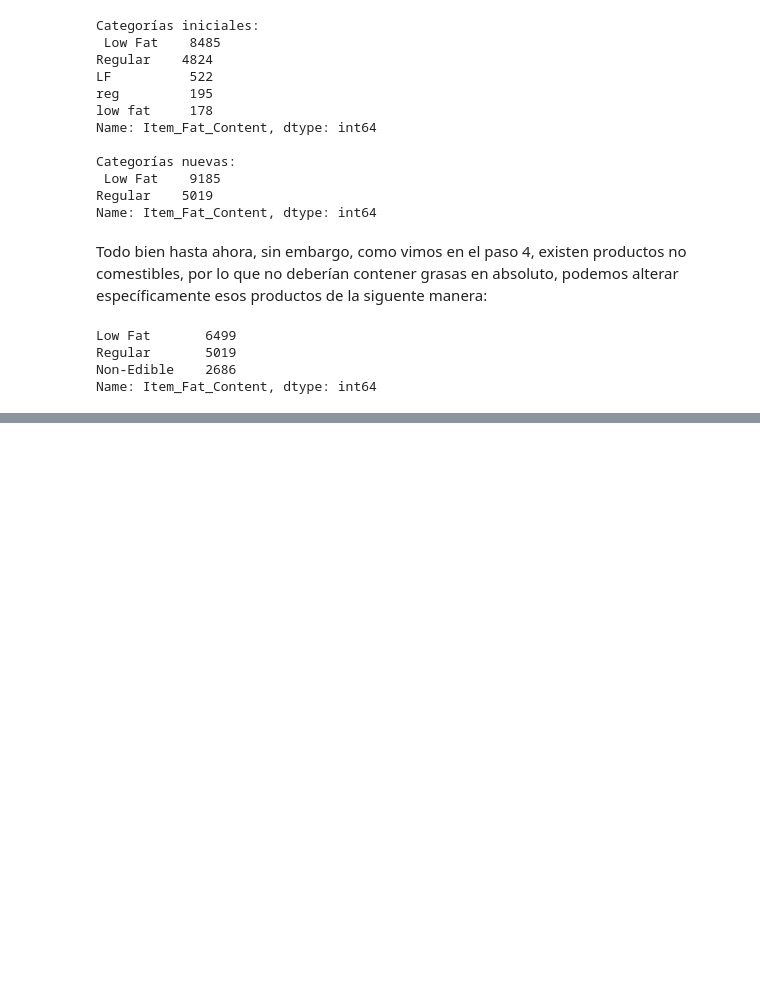
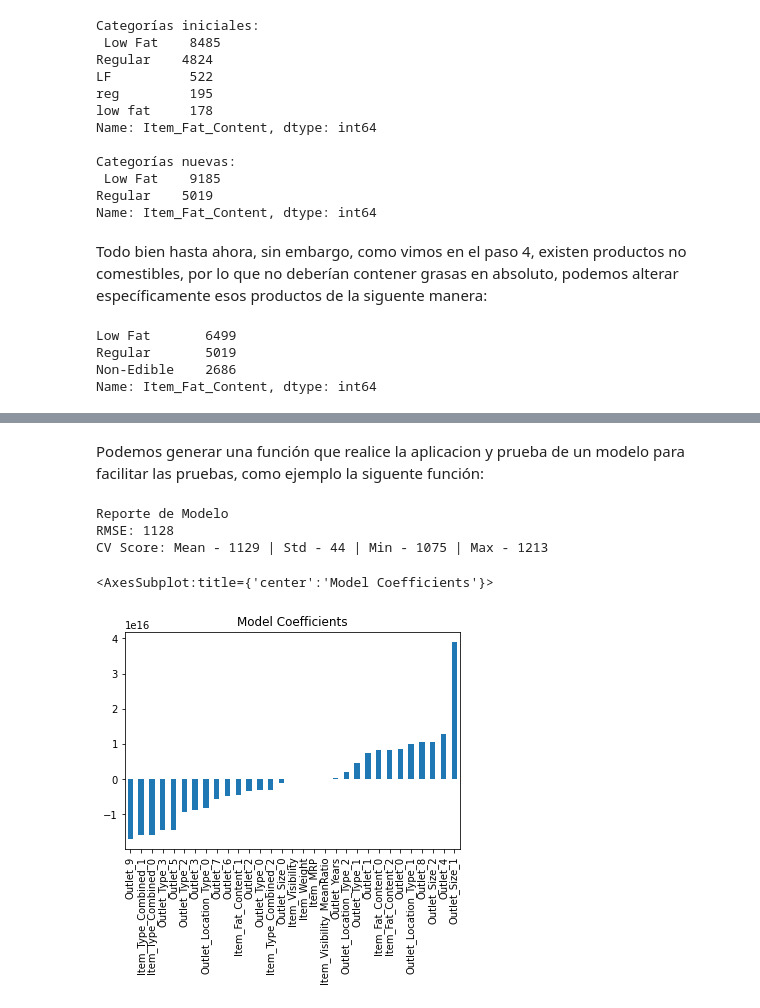
Before and after one commit to YoungOak/dataAnalysis, a Jupyter notebook: bigMart_analitic_process.ipynb, the cells around one changed output, grey strips where cells are left out. Saved outputs shown, nothing was run; the diff lists cells and outputs as text; code cells hidden in the pictures; blank space fills up the shorter version.

```diff
--- a/bigMart_analitic_process.ipynb
+++ b/bigMart_analitic_process.ipynb
@@ -335,0 +349,3 @@ Name: Item_Fat_Content, dtype: int64
+# %%
+data = pd.get_dummies(data, columns=['Item_Fat_Content', 'Outlet_Location_Type', 'Outlet_Size', 'Outlet_Type', 'Item_Type_Combined', 'Outlet'])
+data.dtypes
@@ -335,0 +403,41 @@ Name: Item_Fat_Content, dtype: int64
+# %% [markdown]
+Podemos generar una función que realice la aplicacion y prueba de un modelo para facilitar las pruebas, como ejemplo la siguente función:
+# %%
+target = 'Item_Outlet_Sales'
+IDcol = ['Item_Identifier', 'Outlet_Identifier']
+
+def modelfit(alg, dtrain, dtest, predictors, target, IDcol, filename):
+    # Ajustar el algoritmo a los datos
+    alg.fit(dtrain[predictors], dtrain[target])
+
+    # Predicción del set de prueba
+    dtrain_predictions = alg.predict(dtrain[predictors])
+
+    # Validación-cruzada
+    cv_score = cross_val_score(alg, dtrain[predictors], dtrain[target], cv=20, scoring='neg_mean_squared_error')
+    cv_score = np.sqrt(np.abs(cv_score))
+
+    # Impresión del reporte por modelo
+    print("\nReporte de Modelo")
+    print(f"RMSE: {np.sqrt(metrics.mean_squared_error(dtrain[target].values, dtrain_predictions)):.0f}")
+    print(f"CV Score: Mean - {np.mean(cv_score):.0f} | Std - {np.std(cv_score):.0f} | Min - {np.min(cv_score):.0f} | Max - {np.max(cv_score):.0f}")
+
+    # Predicción en datos de prueba
+    dtest[target] = alg.predict(dtest[predictors])
+
+    # Exportación de resultados
+    IDcol.append(target)
+    submission = pd.DataFrame( {x: dtest[x] for x in IDcol})
+    submission.to_csv(filename, index=False)
+# %%
+predictors = [col for col in train.columns if col not in [target]+IDcol]
+algo1 = LinearRegression(normalize = True)
+modelfit(algo1, train, test, predictors, target, IDcol, 'alg1.csv')
+coef1 = pd.Series(algo1.coef_, predictors).sort_values()
+coef1.plot(kind='bar', title='Model Coefficients')
+# %% [output]
+Reporte de Modelo
+RMSE: 1128
+CV Score: Mean - 1129 | Std - 44 | Min - 1075 | Max - 1213
+<AxesSubplot:title={'center':'Model Coefficients'}>
+[figure, added]
```
Also changed, not shown: parts of 19 cells of this notebook, 9 other files.
